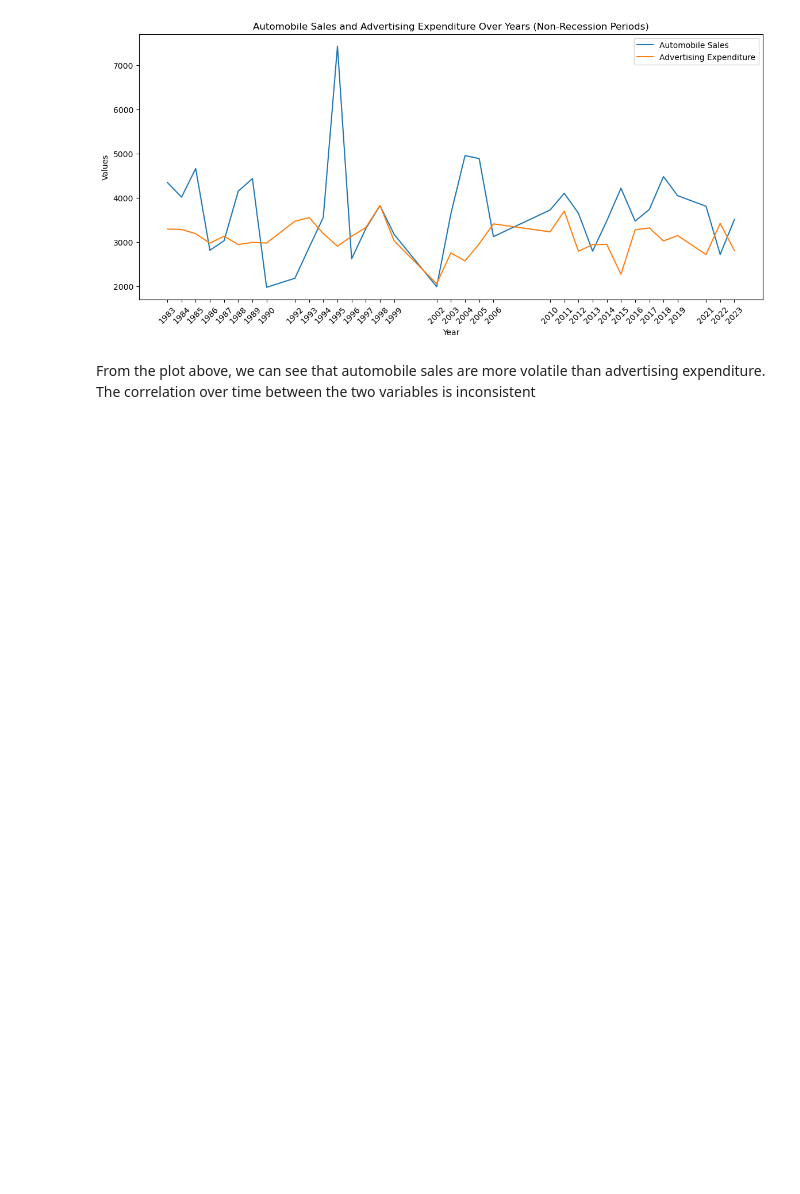
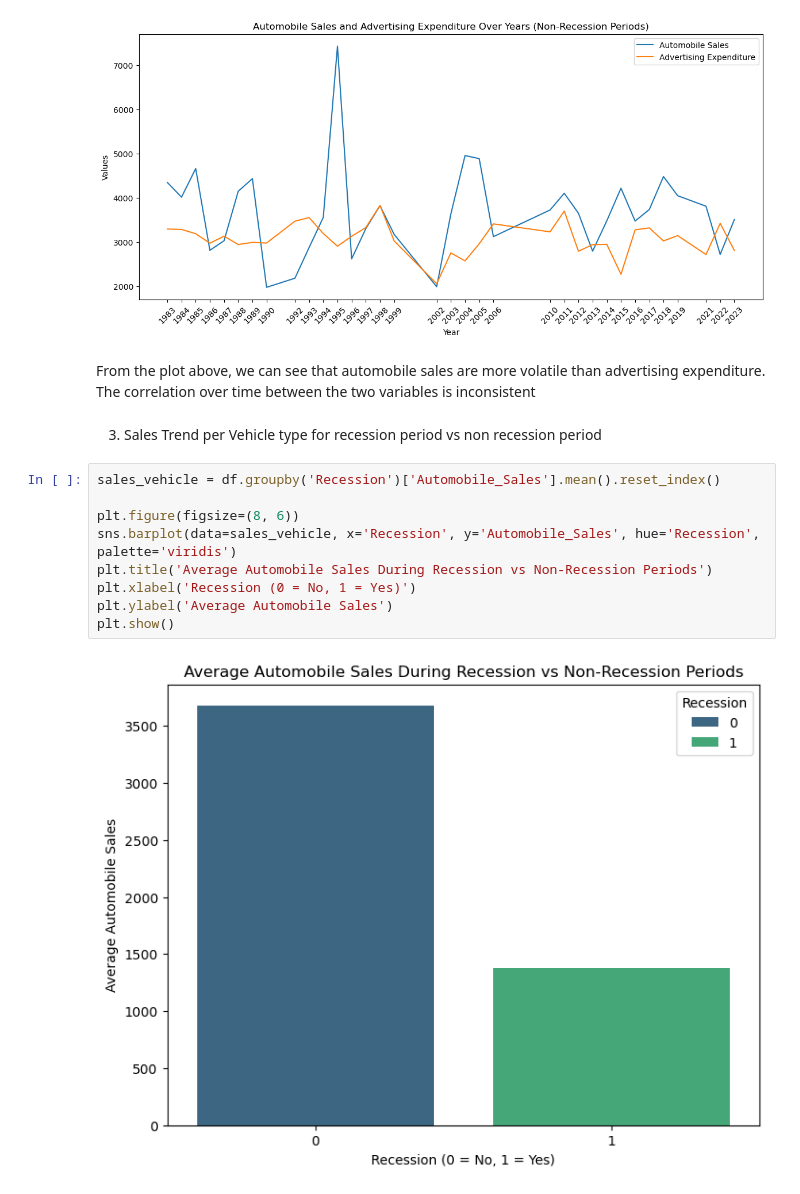
Before and after one commit to restjohnson/automobile_recession, a Jupyter notebook: automobile_jupyter.ipynb, the cells around one changed output. Cells and saved outputs as stored; diff of their text form; blank space fills up the shorter version.

Commit message:
sales trend per vehicle type during and out of recession

```diff
--- a/automobile_jupyter.ipynb
+++ b/automobile_jupyter.ipynb
@@ -112,3 +112,16 @@ plt.show()
 [figure]
 # %% [markdown]
 From the plot above, we can see that automobile sales are more volatile than advertising expenditure. The correlation over time between the two variables is inconsistent
+# %% [markdown]
+3. Sales Trend per Vehicle type for recession period vs non recession period
+# %%
+sales_vehicle = df.groupby('Recession')['Automobile_Sales'].mean().reset_index()
+
+plt.figure(figsize=(8, 6))
+sns.barplot(data=sales_vehicle, x='Recession', y='Automobile_Sales', hue='Recession', palette='viridis')
+plt.title('Average Automobile Sales During Recession vs Non-Recession Periods')
+plt.xlabel('Recession (0 = No, 1 = Yes)')
+plt.ylabel('Average Automobile Sales')
+plt.show()
+# %% [output]
+[figure, added]
```
